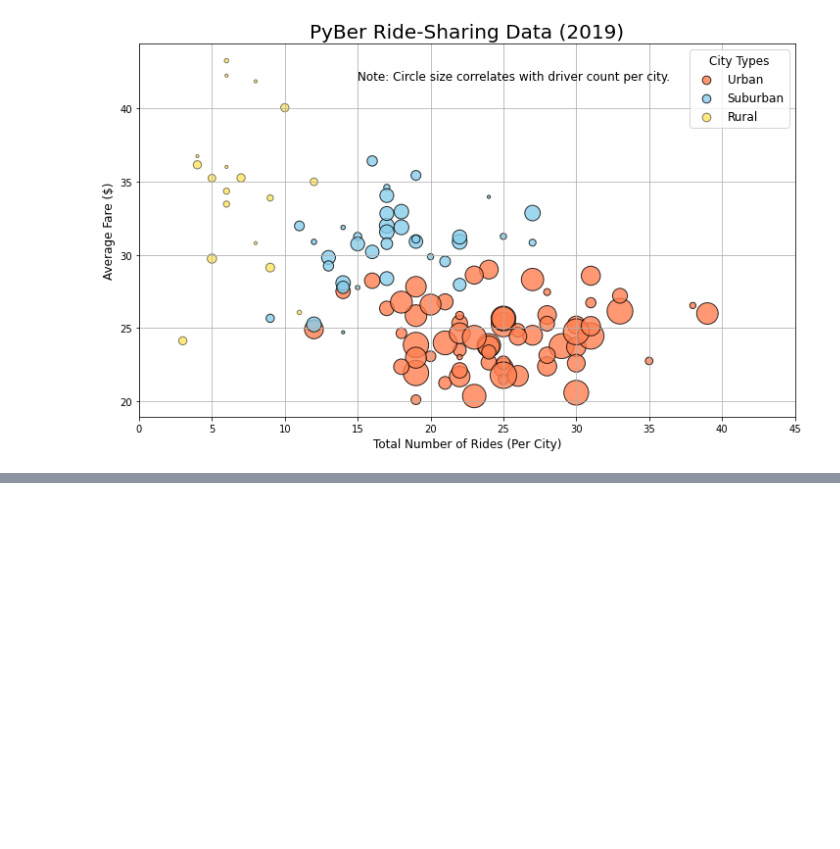
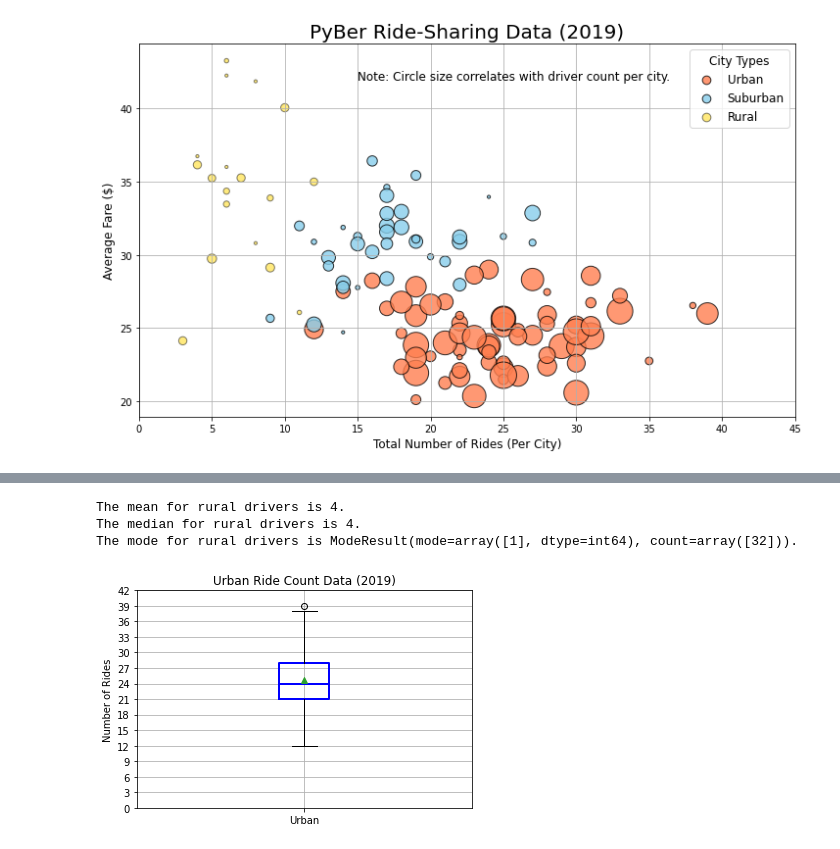
Before and after one commit to sonmiannkim/PyBer_Analysis, a Jupyter notebook: PyBer.ipynb, the cells around one changed output, grey strips where cells are left out. Drawn from its saved outputs; the diff is of its cells as text; code cells hidden in the pictures; blank space fills up the shorter version.

Commit message:
Pyber box-and-whisker plot

```diff
--- a/PyBer.ipynb
+++ b/PyBer.ipynb
@@ -260,0 +477,33 @@ plt.savefig("analysis/Fig1.png")
+# %%
+# Calculate the measures of central tendency for the average drivers for the rural cities.
+mean_rural_drivers = round(np.mean(rural_drivers))
+print(f"The mean for rural drivers is {mean_rural_drivers}.")
+
+median_rural_drivers = round(np.median(rural_drivers))
+print(f"The median for rural drivers is {median_rural_drivers}.")
+
+mode_rural_drivers = sts.mode(rural_drivers)
+print(f"The mode for rural drivers is {mode_rural_drivers}.")
+# %% [output]
+The mean for rural drivers is 4.
+The median for rural drivers is 4.
+The mode for rural drivers is ModeResult(mode=array([1], dtype=int64), count=array([32])).
+# %%
+# Create a box-and-whisker plot for the urban cities ride count.
+x_labels = ["Urban"]
+fig, ax = plt.subplots()
+
+boxprops = dict(linestyle='-', linewidth=2, color='blue')
+medianprops = dict(linestyle='-', linewidth=2, color='blue')
+
+ax.boxplot(urban_ride_count, labels=x_labels, showmeans=True, boxprops=boxprops,medianprops=medianprops)
+
+# Add the title, y-axis label and grid.
+ax.set_title('Urban Ride Count Data (2019)')
+ax.set_ylabel('Number of Rides')
+#ax.set_facecolor('lightgreen')
+ax.set_yticks(np.arange(0, 45, step=3.0))
+ax.grid()
+plt.show()
+# %% [output]
+[figure, added]
```
Also changed, not shown: parts of 30 cells of this notebook, 3 other files.
